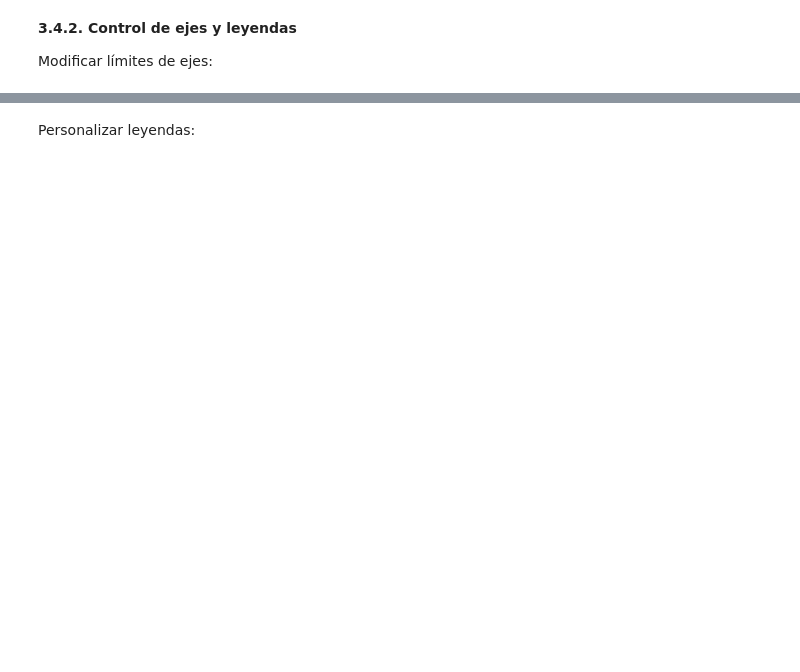
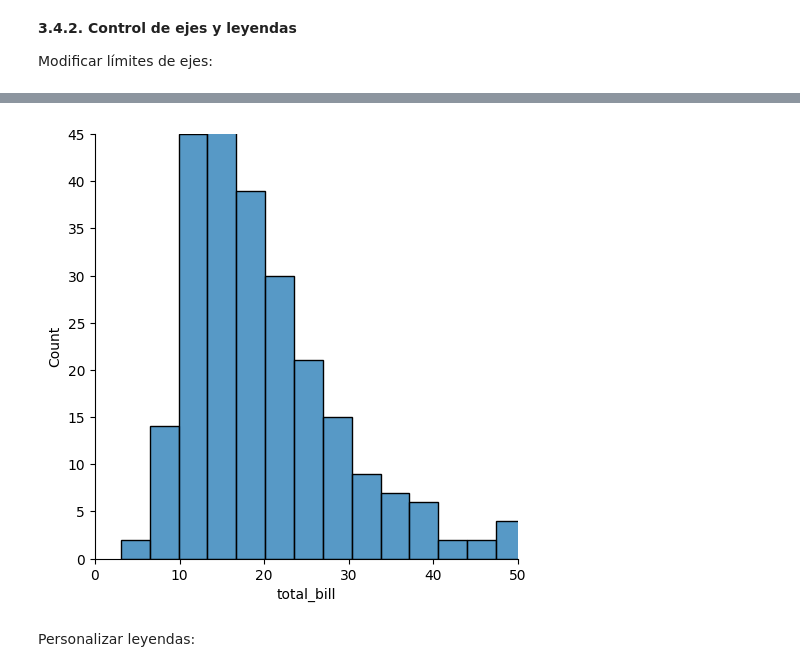
Before and after one commit to JPalaciosCh/ciclo_1_Programacion_101, a Jupyter notebook: 08_visualizacion_de_datos_con_matplotlib_y_seaborn.ipynb, the cells around one changed output, grey strips where cells are left out. Drawn from its saved outputs; the diff is of its cells as text; code cells hidden in the pictures; blank space fills up the shorter version.

```diff
--- a/08_visualizacion_de_datos_con_matplotlib_y_seaborn.ipynb
+++ b/08_visualizacion_de_datos_con_matplotlib_y_seaborn.ipynb
@@ -724,2 +753,9 @@ Modificar límites de ejes:
+# %%
+sns.displot(x ='total_bill', data = tips)
+plt.xlim(0, 50)
+plt.ylim(0, 45)
+plt.show()
+# %% [output]
+[figure, added]
 # %% [markdown]
 Personalizar leyendas:
```
Also changed, not shown: parts of 20 cells of this notebook.
